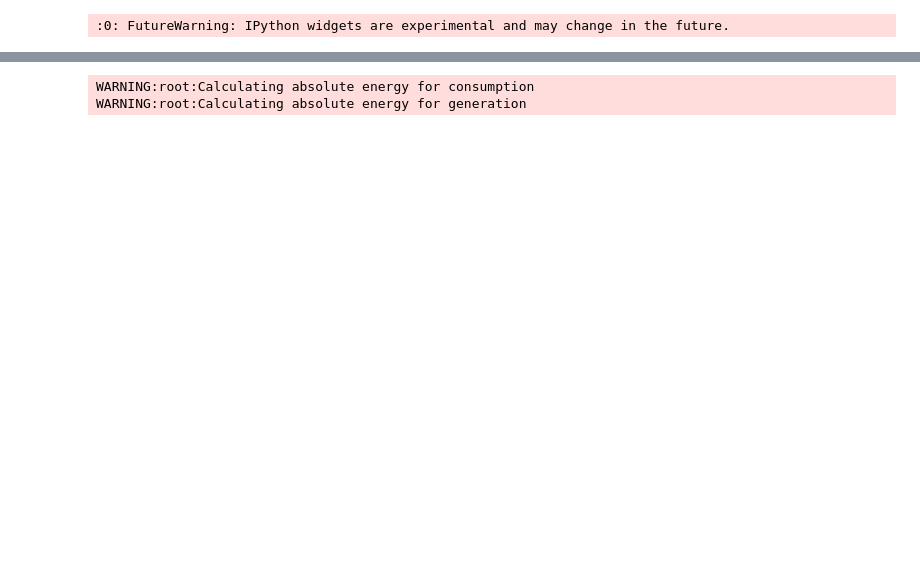
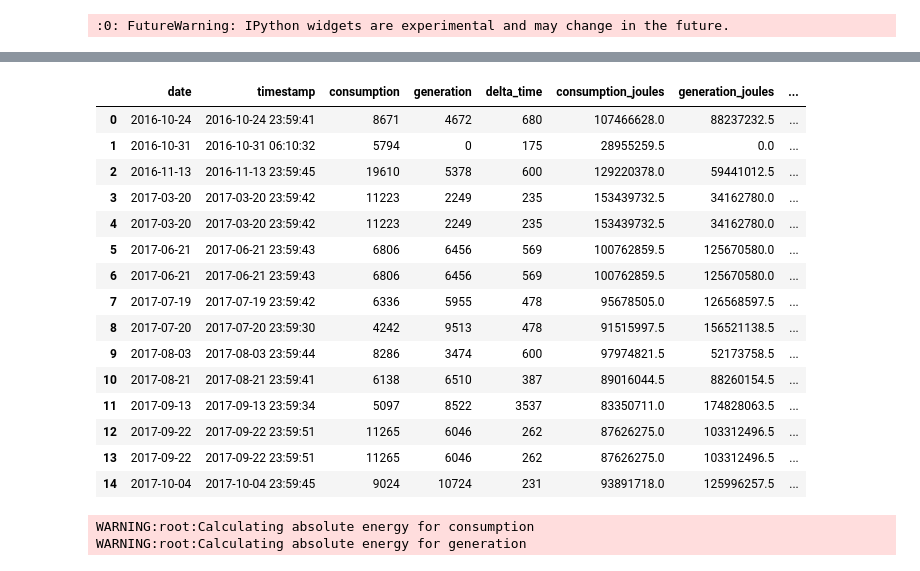
Before and after one commit to damionw/pvData, a Jupyter notebook: pvData/notebooks/Year of Living Solar.ipynb, the cells around one changed output, grey strips where cells are left out. Cells and saved outputs as stored; diff of their text form; code cells hidden in the pictures; blank space fills up the shorter version.

```diff
--- a/pvData/notebooks/Year of Living Solar.ipynb
+++ b/pvData/notebooks/Year of Living Solar.ipynb
@@ -24,3 +24,6 @@ output_notebook()
 dataset = pvDataSet(
     folder=pkg_resources.resource_filename(PACKAGE_NAME, "dataset"),
 )
+# %%
+dataset.special_days
+# %% [output]
@@ -27 +33,17 @@ dataset = pvDataSet(
+|  | date | timestamp | consumption | generation | delta_time | consumption_joules | generation_joules | ... |
+| 0 | 2016-10-24 | 2016-10-24 23:59:41 | 8671 | 4672 | 680 | 107466628.0 | 88237232.5 | ... |
+| 1 | 2016-10-31 | 2016-10-31 06:10:32 | 5794 | 0 | 175 | 28955259.5 | 0.0 | ... |
+| 2 | 2016-11-13 | 2016-11-13 23:59:45 | 19610 | 5378 | 600 | 129220378.0 | 59441012.5 | ... |
+| 3 | 2017-03-20 | 2017-03-20 23:59:42 | 11223 | 2249 | 235 | 153439732.5 | 34162780.0 | ... |
+| 4 | 2017-03-20 | 2017-03-20 23:59:42 | 11223 | 2249 | 235 | 153439732.5 | 34162780.0 | ... |
+| 5 | 2017-06-21 | 2017-06-21 23:59:43 | 6806 | 6456 | 569 | 100762859.5 | 125670580.0 | ... |
+| 6 | 2017-06-21 | 2017-06-21 23:59:43 | 6806 | 6456 | 569 | 100762859.5 | 125670580.0 | ... |
+| 7 | 2017-07-19 | 2017-07-19 23:59:42 | 6336 | 5955 | 478 | 95678505.0 | 126568597.5 | ... |
+| 8 | 2017-07-20 | 2017-07-20 23:59:30 | 4242 | 9513 | 478 | 91515997.5 | 156521138.5 | ... |
+| 9 | 2017-08-03 | 2017-08-03 23:59:44 | 8286 | 3474 | 600 | 97974821.5 | 52173758.5 | ... |
+| 10 | 2017-08-21 | 2017-08-21 23:59:41 | 6138 | 6510 | 387 | 89016044.5 | 88260154.5 | ... |
+| 11 | 2017-09-13 | 2017-09-13 23:59:34 | 5097 | 8522 | 3537 | 83350711.0 | 174828063.5 | ... |
+| 12 | 2017-09-22 | 2017-09-22 23:59:51 | 11265 | 6046 | 262 | 87626275.0 | 103312496.5 | ... |
+| 13 | 2017-09-22 | 2017-09-22 23:59:51 | 11265 | 6046 | 262 | 87626275.0 | 103312496.5 | ... |
+| 14 | 2017-10-04 | 2017-10-04 23:59:45 | 9024 | 10724 | 231 | 93891718.0 | 125996257.5 | ... |
 # %%
```
Also changed, not shown: parts of 3 cells of this notebook.
